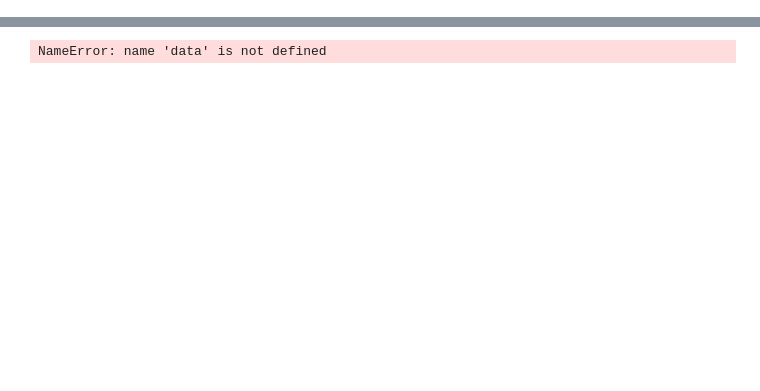
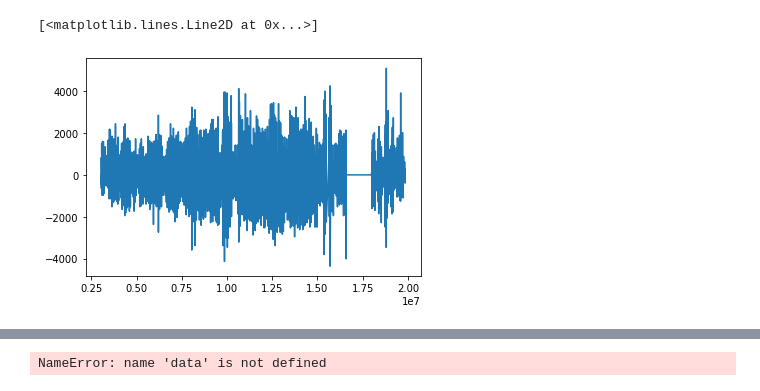
Before and after one commit to thebearinmind/bearinmind-kaggle, a Jupyter notebook: ashrae/single_model.ipynb, the cells around one changed output, grey strips where cells are left out. Saved outputs shown, nothing was run; the diff lists cells and outputs as text; code cells hidden in the pictures; blank space fills up the shorter version.

```diff
--- a/ashrae/single_model.ipynb
+++ b/ashrae/single_model.ipynb
@@ -135,2 +266,7 @@ plt.plot(z)
 # %%
 #df_train_elec[pd.to_datetime(df_train_elec['timestamp']) > pd.to_datetime('2016-05-20 17:00:00')].head(30)
+# %%
+plt.plot(df_train_elec['meter_reading'].rolling(2).apply(roll_diff))
+# %% [output]
+[<matplotlib.lines.Line2D at 0x...>]
+[figure, added]
```
Also changed, not shown: parts of 72 cells of this notebook, 1 other file.
